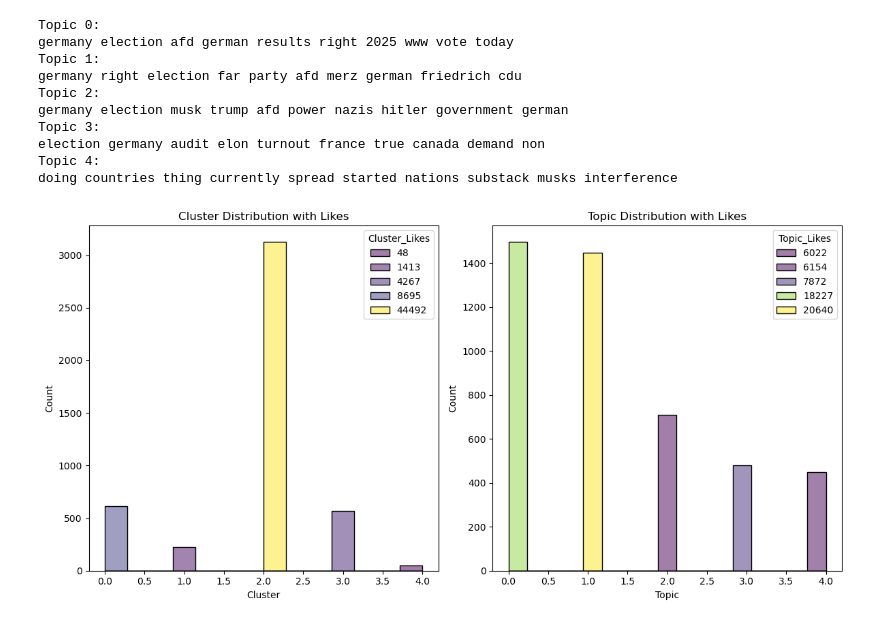
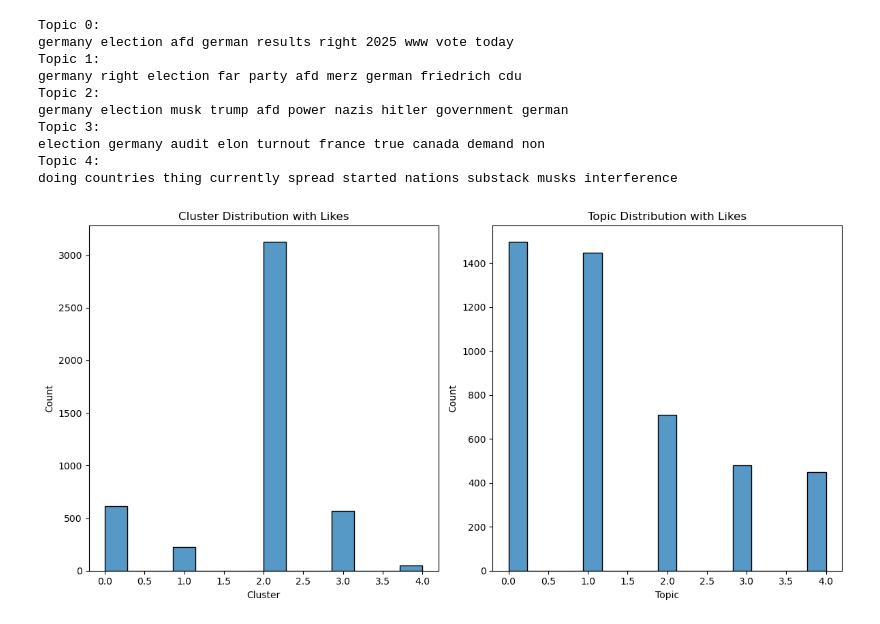
Before and after one commit to tonykelly00/social-media-election_project, a Jupyter notebook: notebooks/BlueSky.ipynb, the cells around one changed output. Saved outputs shown, nothing was run; the diff lists cells and outputs as text; code cells hidden in the pictures.

Commit message:
updated likes fig

```diff
--- a/notebooks/BlueSky.ipynb
+++ b/notebooks/BlueSky.ipynb
@@ -109,0 +124,7 @@ df_a = pd.read_json('../data/after_posts.json', orient='records', lines=True)
+# %%
+from bs4 import BeautifulSoup
+
+def remove_html(text):
+    return BeautifulSoup(text, "html.parser").get_text()
+
+df_a['Content'] = df_a['Content'].apply(remove_html)
@@ -109,0 +142,12 @@ df_a = pd.read_json('../data/after_posts.json', orient='records', lines=True)
+# %%
+def punctuation_removal(r):
+    punc = '!()-[]{};:""\,<>./?@#$%^&*_~'
+    for ele in r:
+        if ele in punc:
+            r = r.replace(ele, "")
+    return r
+
+df_a['Content'] = df_a['Content'].apply(punctuation_removal)
+# %%
+df_a['Content'] = df_a['Content'].apply(remove_html)
+df_a['Content'] = df_a['Content'].apply(punctuation_removal)
@@ -276,21 +345,22 @@ election germany audit elon turnout france true canada demand non
 Topic 4:
 doing countries thing currently spread started nations substack musks interference
 # %%
+##HERE USE PIE CHART
 fig, ax = plt.subplots(1, 2, figsize=(12, 6))
 
-#get sum likes
-df['Cluster_Likes'] = df.groupby('Cluster')['Likes'].transform('sum')
-df['Topic_Likes'] = df.groupby('Topic')['Likes'].transform('sum')
+# #get sum likes
+# df['Cluster_Likes'] = df.groupby('Cluster')['Likes'].transform('sum')
+# df['Topic_Likes'] = df.groupby('Topic')['Likes'].transform('sum')
 
-sns.histplot(df, x='Cluster', hue='Cluster_Likes', palette='viridis', ax=ax[0])
+sns.histplot(df, x='Cluster', ax=ax[0]) #hue='Cluster_Likes', palette='viridis',
 ax[0].set_title('Cluster Distribution with Likes')
 
-df['Topic_Likes'] = df.groupby('Topic')['Likes'].transform('sum')
+#df['Topic_Likes'] = df.groupby('Topic')['Likes'].transform('sum')
 
-sns.histplot(df, x='Topic', hue='Topic_Likes', palette='viridis', ax=ax[1])
+sns.histplot(df, x='Topic', ax=ax[1]) #hue='Topic_Likes', palette='viridis',
 ax[1].set_title('Topic Distribution with Likes')
 
 plt.tight_layout()
 plt.show()
 # %% [output]
-[figure, old version]
+[figure, new version]
```
Also changed, not shown: parts of 13 cells of this notebook.
